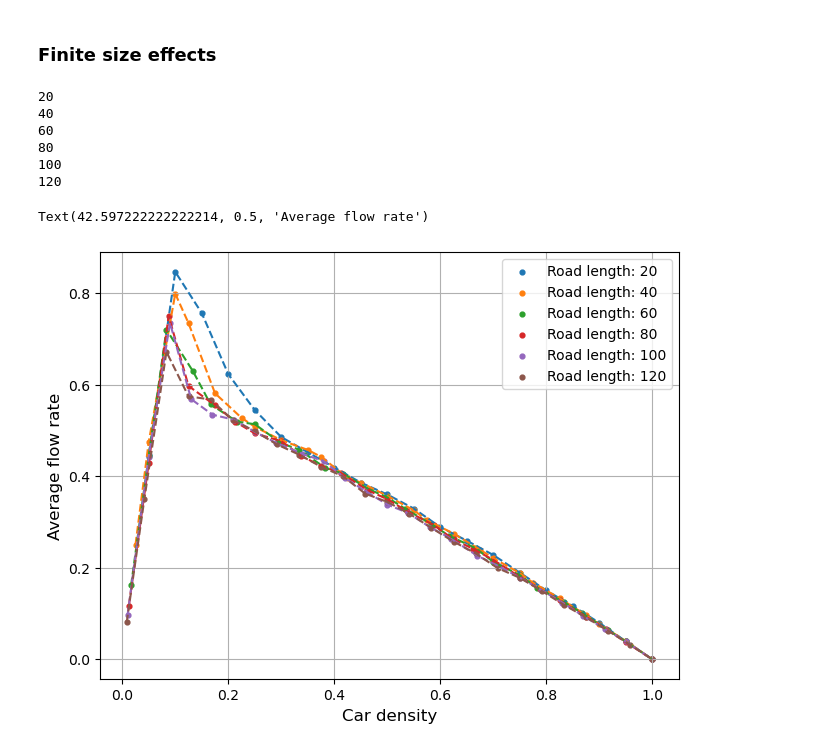
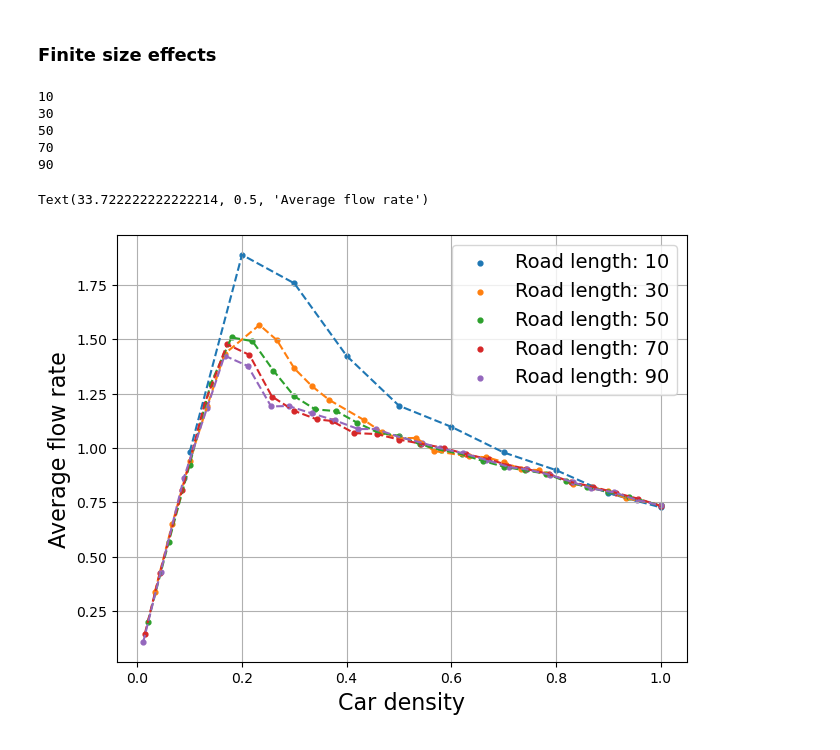
Before and after one commit to ermas3/Traffic-Modeling, a Jupyter notebook: Simulations.ipynb, the cells around one changed output. Drawn from its saved outputs; the diff is of its cells as text; code cells hidden in the pictures.

```diff
--- a/Simulations.ipynb
+++ b/Simulations.ipynb
@@ -189,11 +189,11 @@ Text(24.847222222222214, 0.5, 'Standard error')
 ### Finite size effects
 # %%
 # Set simulation parameters
-roadLength_values = np.arange(20, 130, 20)
-car_density_values = numCars_values/roadLength
+roadLength_values = np.arange(10, 100, 20)
+#car_density_values = numCars_values/roadLength
 vmax = 10
 sigma = vmax/10
-lanes = 1
+lanes = 2
 p = 0.2
 numsteps = 200
 n = 10
@@ -226,25 +226,24 @@ for roadLength in roadLength_values:
     results.append((numCars_values/roadLength, flowrate_values))
 time = data.time
 # %% [output]
-20
-40
-60
-80
-100
-120
+10
+30
+50
+70
+90
 # %%
 # Plot results
 for fr, road_length in zip(results, roadLength_values):
     plt.scatter(fr[0], fr[1], label=f"Road length: {road_length}", s=12)
     plt.plot(fr[0], fr[1], "--")
 
-plt.legend(fontsize=10)
+plt.legend(fontsize=14)
 plt.tight_layout()
 plt.grid()
-plt.xlabel("Car density", fontsize=12)
-plt.ylabel("Average flow rate", fontsize=12)
+plt.xlabel("Car density", fontsize=16)
+plt.ylabel("Average flow rate", fontsize=16)
 
 #np.save("1_lane_fd", fr)
 # %% [output]
-Text(42.597222222222214, 0.5, 'Average flow rate')
+Text(33.722222222222214, 0.5, 'Average flow rate')
-[figure, old version]
+[figure, new version]
```
Also changed, not shown: 9 other files.
